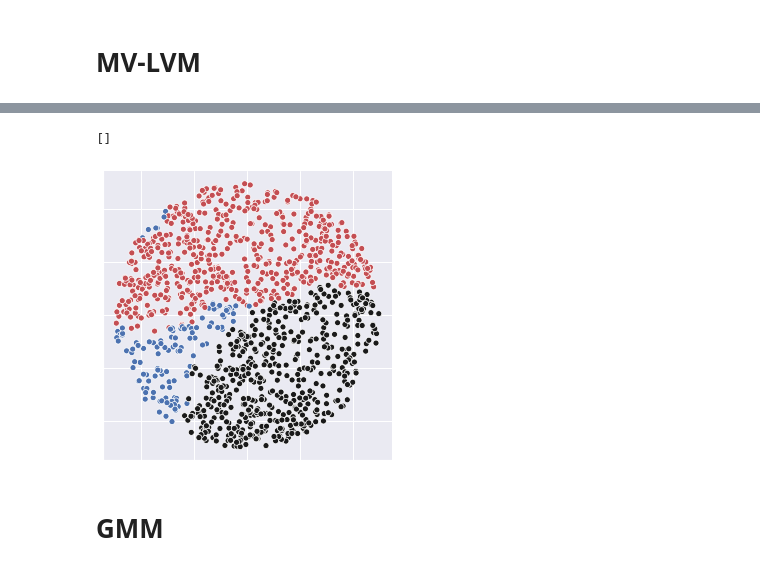
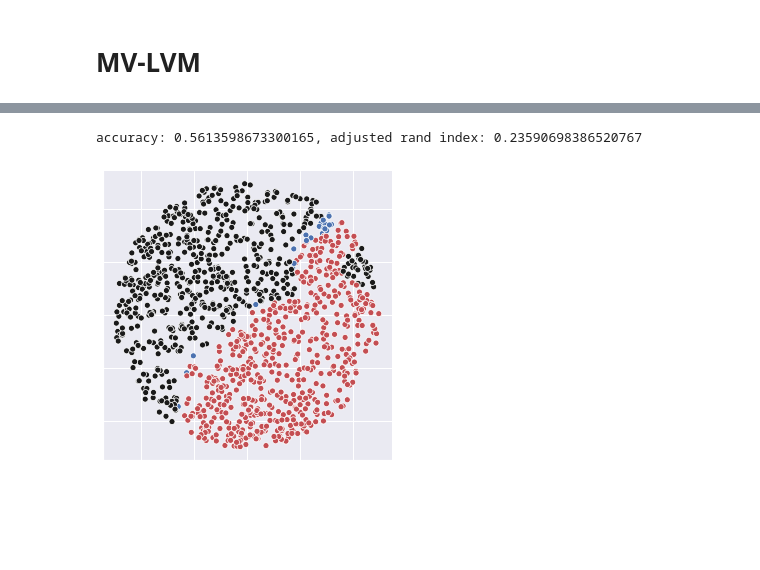
Before and after one commit to alex-ritchie/NDIGO, a Jupyter notebook: Half Disks Example.ipynb, the cells around one changed output, grey strips where cells are left out. Cells and saved outputs as stored; diff of their text form; code cells hidden in the pictures; blank space fills up the shorter version.

```diff
--- a/Half Disks Example.ipynb
+++ b/Half Disks Example.ipynb
@@ -295,7 +268,6 @@ sns.relplot(x ="x", y="y", data=dfh, hue="decisions")
 # Constrained Spectral Clustering
 # %%
 from clustering_methods import constr_spec_clust
-
 
 connectivity = np.zeros((2*n, 2*n))
 for i in range(n):
@@ -304,7 +276,8 @@ for i in range(n):
     connectivity[j,i] = 1
 Q = connectivity
 A = spclust.affinity_matrix_
-beta = 45
+beta = 1
 u_star, labels, _ = constr_spec_clust(A, Q, beta=beta, n_clust=M)
+labels = labels.flatten()
 # %%
 df = pd.DataFrame({"x": X[:,0], "y": X[:,1], "decisions": labels, "true_class": component_ids})
@@ -375,7 +340,7 @@ print(acc, ARI)
 # %%
 from constr_gmm import constr_gmm
 M=3
-constr_gmm = constr_gmm(X,pair_ids,M,50,0.1) #the last argument is a regularization parameter, try changing if returns all one class
+constr_gmm = constr_gmm(X,pair_ids,M,50,0)
 constr_gmm.run()
 labels= np.argmax(constr_gmm.predict(X), axis=1)
 # %%
@@ -421,9 +376,8 @@ X1, cid1, pid1 = sample_half_disks(n//3, rand_state=0)
 X2, cid2, pid2 = sample_half_disks(n//3, rand_state=111)
 X3, cid3, pid3 = sample_half_disks(n//3, rand_state=222)
 # %%
-from clustering_methods import MVLVM
 sd = np.min(np.std(X, axis=0))
 sigma = sd*(2*n)**(-1/(d+4))
-A, w = MVLVM(X1,X2,X3,k=5,sigma=sigma, n_iter=200, reg=0.1*sigma)
+A, w = MVLVM(X1,X2,X3,k=3, sigma=sigma, reg=0.001*sigma)
 Xa = np.vstack((X1,X2))
 # %%
@@ -518,31 +405,34 @@ ax.axis('equal')
 # %%
 #make predictions
-vals_tr = np.zeros((Xa.shape[0] + X3.shape[0],M))
-vals_tr[:,0] = kde0.score_samples(np.vstack((Xa,X3)))
-vals_tr[:,1] = kde1.score_samples(np.vstack((Xa,X3)))
-vals_tr[:,2] = kde2.score_samples(np.vstack((Xa,X3)))
-decisions_train = np.argmax(vals_tr, 1)
+vals_tr = np.zeros((X1.shape[0] + X2.shape[0] + X3.shape[0],M))
+vals_tr[:,0] = kde0.score_samples(np.vstack((X1,X2,X3)))
+vals_tr[:,1] = kde1.score_samples(np.vstack((X1,X2,X3)))
+vals_tr[:,2] = kde2.score_samples(np.vstack((X1,X2,X3)))
+labels = np.argmax(vals_tr, 1)
 vals_te = np.zeros((Xte.shape[0],M))
-# vals_te[:,0] = kde0.score_samples(Xte)
-# vals_te[:,1] = kde1.score_samples(Xte)
-# decisions_te = np.argmax(vals_te, 1)
 
+dftr = pd.DataFrame({"x": np.hstack((X1[:,0], X2[:,0],X3[:,0])), "y": np.hstack((X1[:,1], X2[:,1],X3[:,1])), "decisions": labels[:,], "true_class": np.hstack((cid1,cid2,cid3)).T})
 
-dftr = pd.DataFrame({"x": np.hstack((Xa[:,0],X3[:,0])), "y": np.hstack((Xa[:,1],X3[:,1])), "decisions": decisions_train[:,], "true_class": np.hstack((cid1,cid2,cid3)).T},)
-# dfte = pd.DataFrame({"x": Xte[:,0], "y": Xte[:,1], "decisions": decisions_te[:,], "true_class": cid_te[:,]})
-
-#tn, fp, fn, tp = confusion_matrix(decisions_train, component_ids).ravel()
 #plot data and decisions
-sns.relplot(x ="x", y="y", data=dftr, hue="decisions", palette=['b', 'k', 'r'], legend=False)
+sns.relplot(x ="x", y="y", data=dftr, hue="decisions", palette=['b', 'r', 'k'], legend=False)
 plt.xlabel("")
 plt.ylabel("")
 ax = plt.gca()
 ax.set_aspect('equal')
 ax.axes.xaxis.set_ticklabels([])
 ax.axes.yaxis.set_ticklabels([])
-# plt.savefig('halfdisks_mvlvm.png', dpi=300)
+
+#compute best accuracy of clustering
+cm = sklearn.metrics.confusion_matrix(np.hstack((cid1, cid2, cid3)), labels, normalize='all')
+import itertools
+perms = np.array(tuple((itertools.permutations(range(cm.shape[0])))))
+acc = 0
+for perm in range(perms.shape[0]):
+    tr = np.trace(cm[perms[perm,:],:])
+    if tr > acc:
+        acc = tr
+ARI = sklearn.metrics.adjusted_rand_score(np.hstack((cid1, cid2, cid3)), labels)
+print(f"accuracy: {acc}, adjusted rand index: {ARI}")
 # %% [output]
-[]
+accuracy: 0.5613598673300165, adjusted rand index: 0.23590698386520767
-[figure, old version]
+[figure, new version]
-# %% [markdown]
-# GMM
```
Also changed, not shown: parts of 29 cells of this notebook, 1 other file.
